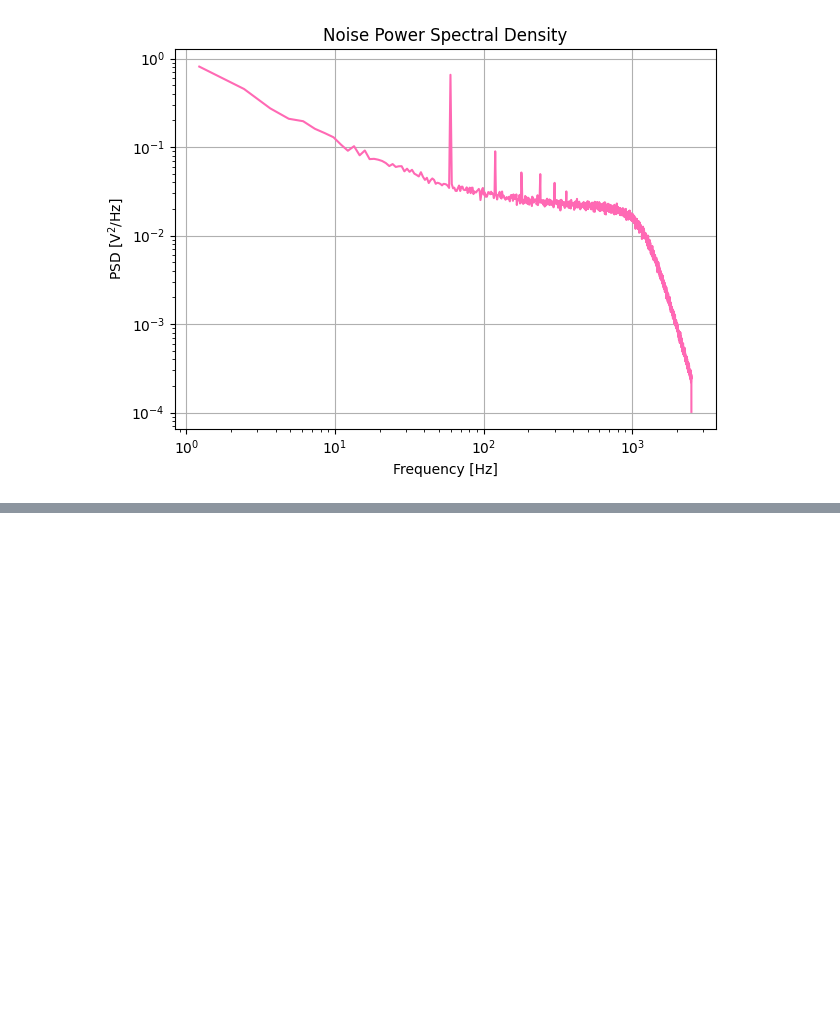
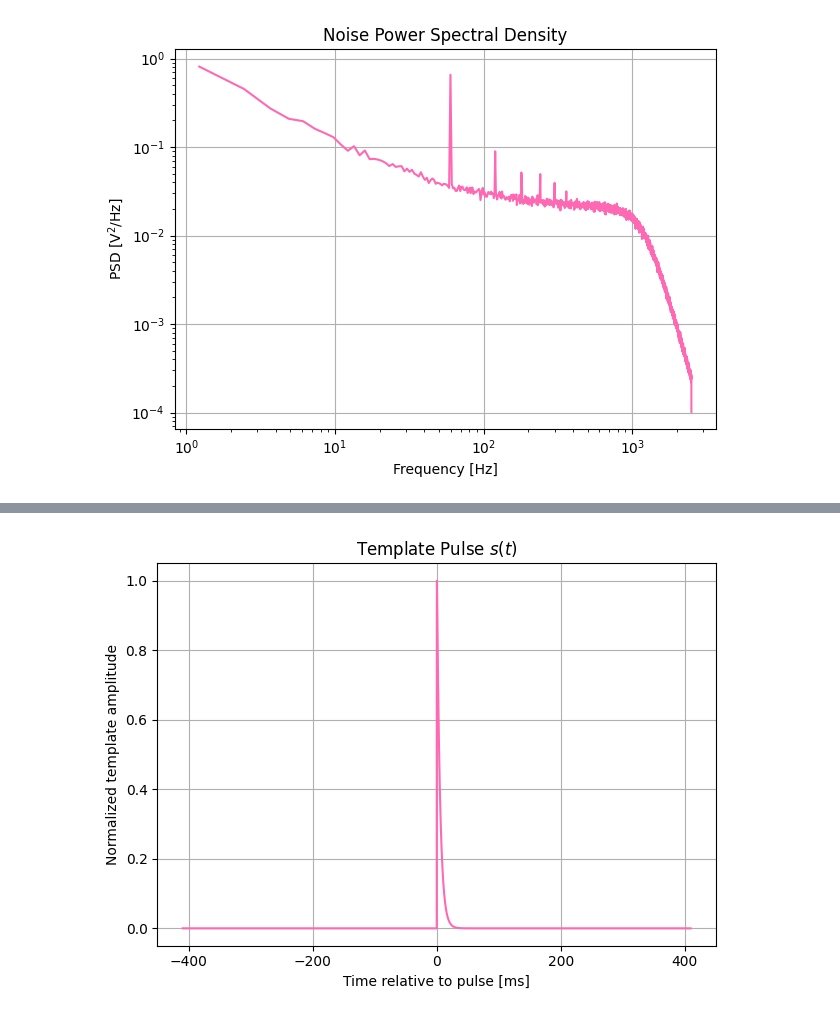
Before and after one commit to lsdun/phys657_spring_2026_Lauren_Abeera, a Jupyter notebook: Module3_Code.ipynb, the cells around one changed output, grey strips where cells are left out. Saved outputs shown, nothing was run; the diff lists cells and outputs as text; code cells hidden in the pictures; blank space fills up the shorter version.

```diff
--- a/Module3_Code.ipynb
+++ b/Module3_Code.ipynb
@@ -151,0 +172,22 @@ plt.show()
+# %%
+# the pulse peak is at index [trace_length // 2]
+t = (np.arange(trace_length) - trace_length // 2) * dt
+
+# everything before t = 0 must be zero
+time_pulse = np.maximum(t, 0.0)
+
+scale = np.exp(-time_pulse / 5e-3  ) - np.exp(-time_pulse / 100e-6)
+
+# normalize to max amplitude of 1
+scale /= np.max(scale)
+
+plt.figure()
+plt.plot(t * 1e3, scale, color = "hotpink")
+plt.xlabel("Time relative to pulse [ms]")
+plt.ylabel("Normalized template amplitude")
+plt.title("Template Pulse $s(t)$")
+plt.grid(True)
+plt.tight_layout()
+plt.show()
+# %% [output]
+[figure, added]
```
Also changed, not shown: parts of 4 cells of this notebook.
